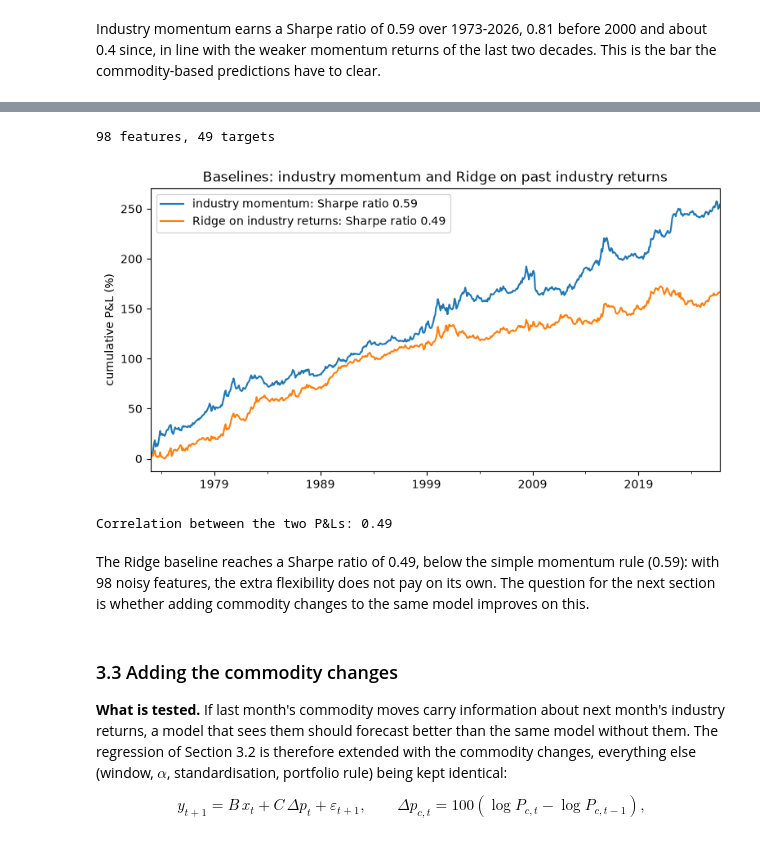
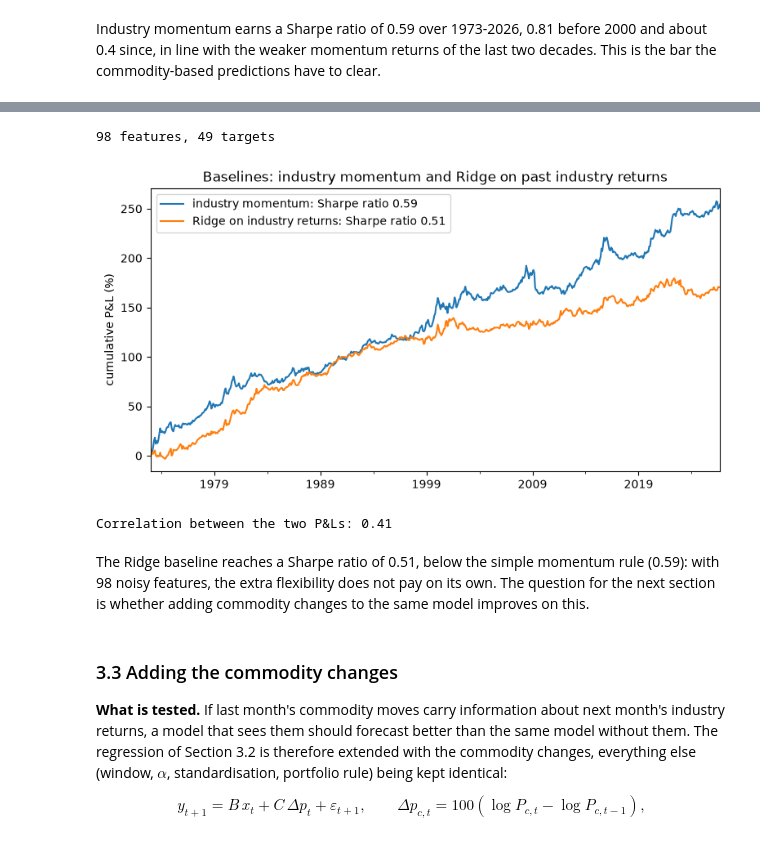
Before and after one commit to SelimLali/Machine_Learning_Trading, a Jupyter notebook: commodities_lead_industries.ipynb, the cells around one changed output, grey strips where cells are left out. Saved outputs shown, nothing was run; the diff lists cells and outputs as text; code cells hidden in the pictures.

```diff
--- a/commodities_lead_industries.ipynb
+++ b/commodities_lead_industries.ipynb
@@ -460,29 +462,29 @@ def walk_forward_predictions(model, features, target, window=120):
 # %%
 from sklearn.linear_model import Ridge
 from sklearn.pipeline import make_pipeline
 from sklearn.preprocessing import StandardScaler
 
 # Target: next month's return relative to the average industry
 target = industry_returns.sub(industry_returns.mean(axis=1), axis=0).shift(-1)
 
 # Features at month t: for every industry, its average return over the past 12 months and its last month's return
 industry_features = pd.concat({"momentum_12m": industry_returns.rolling(12).mean(),
                                "last_month": industry_returns}, axis=1)
 print(f"{industry_features.shape[1]} features, {target.shape[1]} targets")
 
-ridge_industry = make_pipeline(StandardScaler(), Ridge(alpha=100))
+ridge_industry = make_pipeline(StandardScaler(), Ridge(alpha=100, fit_intercept=False))
 forecasts_ridge_industry = walk_forward_predictions(ridge_industry, industry_features.fillna(0), target.fillna(0), window=120)
 pnl_ridge_industry = backtest(forecasts_ridge_industry, industry_returns).rename("Ridge on industry returns")
 
 plot_pnl({"industry momentum": pnl_momentum, "Ridge on industry returns": pnl_ridge_industry},
          "Baselines: industry momentum and Ridge on past industry returns")
 print(f"Correlation between the two P&Ls: {pnl_momentum.corr(pnl_ridge_industry):.2f}")
 # %% [output]
 98 features, 49 targets
-[figure, old version]
+[figure, new version]
-Correlation between the two P&Ls: 0.49
+Correlation between the two P&Ls: 0.41
-# %% [markdown]
-The Ridge baseline reaches a Sharpe ratio of 0.49, below the simple momentum rule (0.59): with 98 noisy features, the extra flexibility does not pay on its own. The question for the next section is whether adding commodity changes to the same model improves on this.
+# %% [markdown]
+The Ridge baseline reaches a Sharpe ratio of 0.51, below the simple momentum rule (0.59): with 98 noisy features, the extra flexibility does not pay on its own. The question for the next section is whether adding commodity changes to the same model improves on this.
 # %% [markdown]
 ### 3.3 Adding the commodity changes
 
```
Also changed, not shown: parts of 9 cells of this notebook.
